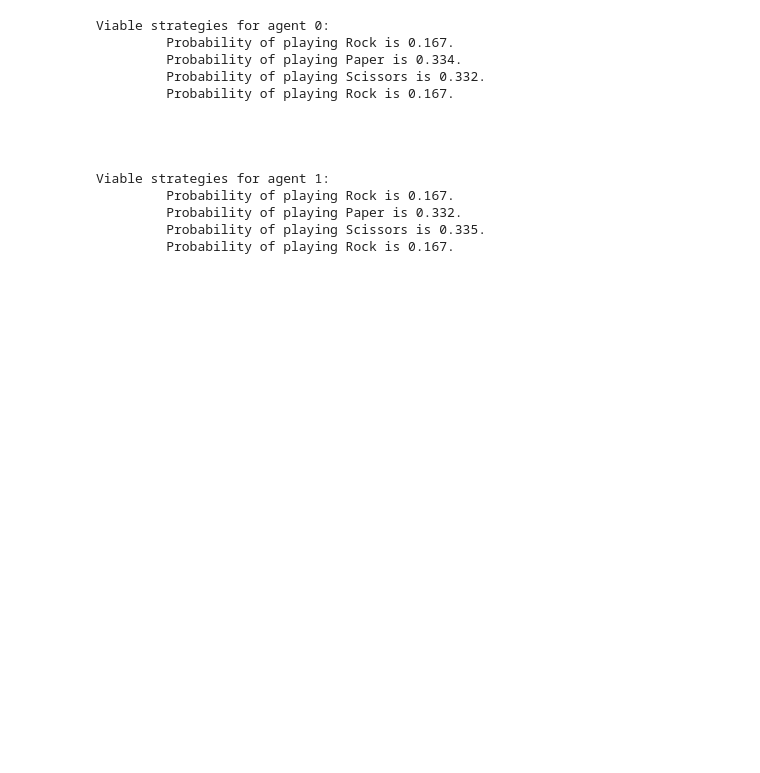
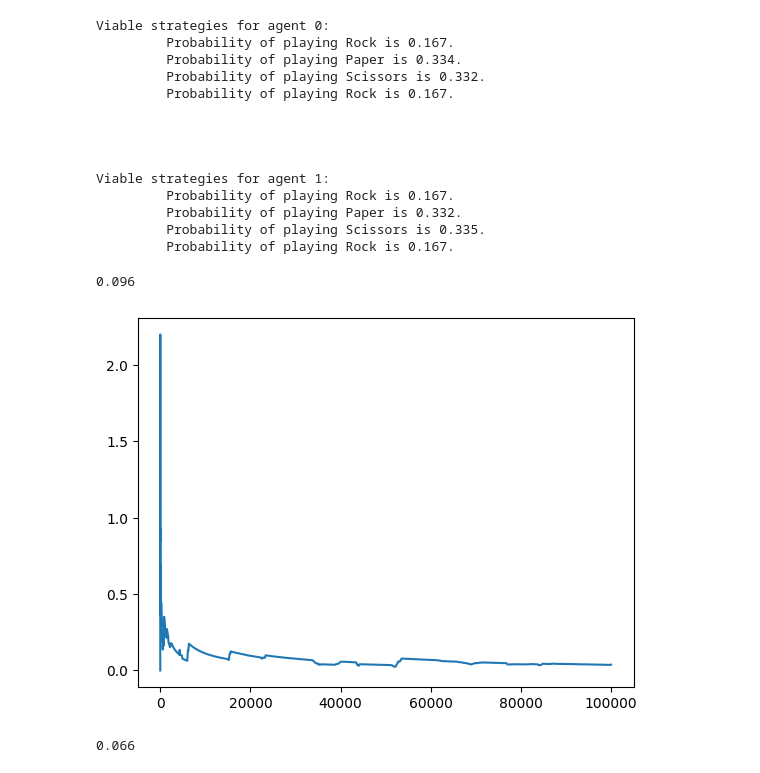
Before and after one commit to justinlau20/Regret-learning, a Jupyter notebook: RPS.ipynb, the cells around one changed output. Drawn from its saved outputs; the diff is of its cells as text; code cells hidden in the pictures; blank space fills up the shorter version.

Commit message:
Made a working swap regret agent

```diff
--- a/RPS.ipynb
+++ b/RPS.ipynb
@@ -55,3 +55,15 @@ Viable strategies for agent 1:
          Probability of playing Paper is 0.332.
          Probability of playing Scissors is 0.335.
          Probability of playing Rock is 0.167.
+# %%
+g = RPS_Rock_Double()
+SE = Single_Evaluation(g, 100000, Swap_Regret_Agent)
+strat = SE.get_strategies()[0]
+# %%
+evaluate(Agent(g, 0, strat))
+# %% [output]
+0.096
+# %%
+SE.plot_regrets()
+# %% [output]
+[figure, added]
@@ -57,0 +74,4 @@ Viable strategies for agent 1:
+# %%
+evaluate(Agent(g, 0, strat))
+# %% [output]
+0.066
```
Also changed, not shown: parts of 3 cells of this notebook, 3 other files.
